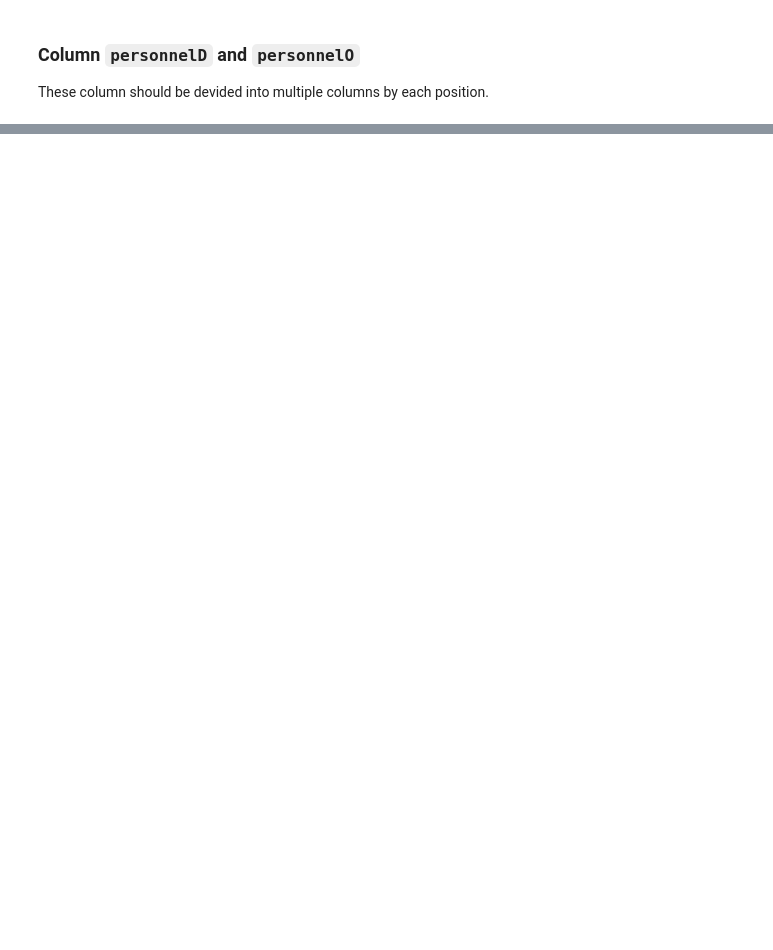
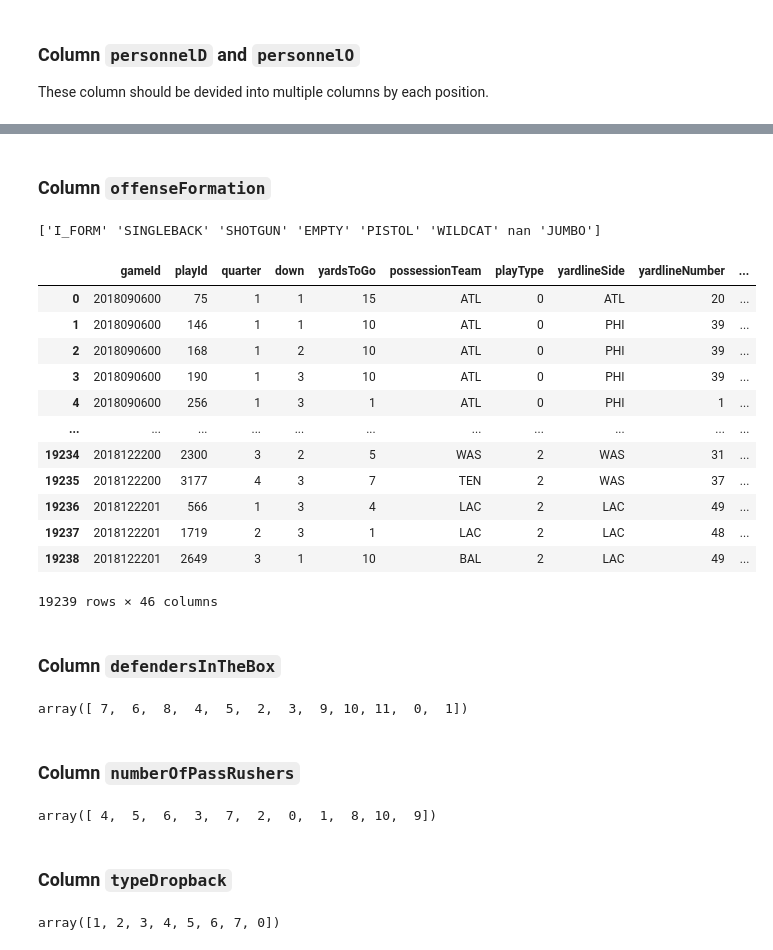
Before and after one commit to Rindrics/BigDataBowl, a Jupyter notebook: src/eda.ipynb, the cells around one changed output, grey strips where cells are left out. Cells and saved outputs as stored; diff of their text form; code cells hidden in the pictures; blank space fills up the shorter version.

```diff
--- a/src/eda.ipynb
+++ b/src/eda.ipynb
@@ -201,0 +266,50 @@ there are 14 formations
+# %% [markdown]
+### Column `offenseFormation`
+# %%
+print(plays['offenseFormation'].unique())
+plays['offenseFormation'].fillna(0, inplace = True)
+plays.loc[:,'offenseFormation'].replace(['I_FORM', 'SINGLEBACK', 'SHOTGUN', 'EMPTY', 'PISTOL', 'WILDCAT', 'JUMBO'],
+                                        [1, 2, 3, 4, 5, 6, 7], inplace = True)
+display(plays)
+# %% [output]
+['I_FORM' 'SINGLEBACK' 'SHOTGUN' 'EMPTY' 'PISTOL' 'WILDCAT' nan 'JUMBO']
+|  | gameId | playId | quarter | down | yardsToGo | possessionTeam | playType | yardlineSide | yardlineNumber | ... |
+| 0 | 2018090600 | 75 | 1 | 1 | 15 | ATL | 0 | ATL | 20 | ... |
+| 1 | 2018090600 | 146 | 1 | 1 | 10 | ATL | 0 | PHI | 39 | ... |
+| 2 | 2018090600 | 168 | 1 | 2 | 10 | ATL | 0 | PHI | 39 | ... |
+| 3 | 2018090600 | 190 | 1 | 3 | 10 | ATL | 0 | PHI | 39 | ... |
+| 4 | 2018090600 | 256 | 1 | 3 | 1 | ATL | 0 | PHI | 1 | ... |
+| ... | ... | ... | ... | ... | ... | ... | ... | ... | ... | ... |
+| 19234 | 2018122200 | 2300 | 3 | 2 | 5 | WAS | 2 | WAS | 31 | ... |
+| 19235 | 2018122200 | 3177 | 4 | 3 | 7 | TEN | 2 | WAS | 37 | ... |
+| 19236 | 2018122201 | 566 | 1 | 3 | 4 | LAC | 2 | LAC | 49 | ... |
+| 19237 | 2018122201 | 1719 | 2 | 3 | 1 | LAC | 2 | LAC | 48 | ... |
+| 19238 | 2018122201 | 2649 | 3 | 1 | 10 | BAL | 2 | LAC | 49 | ... |
+19239 rows × 46 columns
+# %% [markdown]
+### Column `defendersInTheBox`
+# %%
+plays['defendersInTheBox'].fillna(0, inplace=True)
+plays['defendersInTheBox'] = plays['defendersInTheBox'].astype(int)
+plays['defendersInTheBox'].unique()
+# %% [output]
+array([ 7,  6,  8,  4,  5,  2,  3,  9, 10, 11,  0,  1])
+# %% [markdown]
+### Column `numberOfPassRushers`
+# %%
+plays['numberOfPassRushers'].fillna(0, inplace=True)
+plays['numberOfPassRushers'] = plays['numberOfPassRushers'].astype(int)
+plays['numberOfPassRushers'].unique()
+# %% [output]
+array([ 4,  5,  6,  3,  7,  2,  0,  1,  8, 10,  9])
+# %% [markdown]
+### Column `typeDropback`
+# %%
+plays['typeDropback'].fillna(0, inplace=True)
+plays['typeDropback'] = plays['typeDropback'].replace()
+plays.loc[:,'typeDropback'].replace(['TRADITIONAL', 'SCRAMBLE_ROLLOUT_LEFT', 'DESIGNED_ROLLOUT_LEFT',
+                              'SCRAMBLE_ROLLOUT_RIGHT', 'DESIGNED_ROLLOUT_RIGHT', 'SCRAMBLE', 'UNKNOWN'],
+                             [1, 2, 3, 4, 5, 6, 7], inplace=True)
+plays['typeDropback'].unique()
+# %% [output]
+array([1, 2, 3, 4, 5, 6, 7, 0])
```
Also changed, not shown: parts of 15 cells of this notebook.
